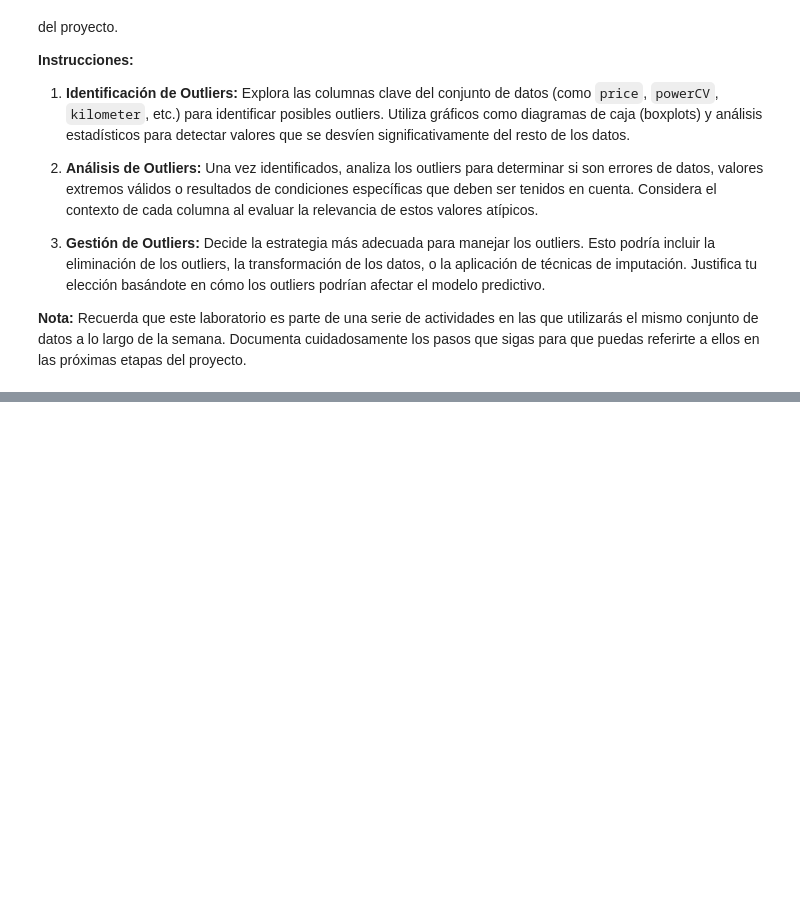
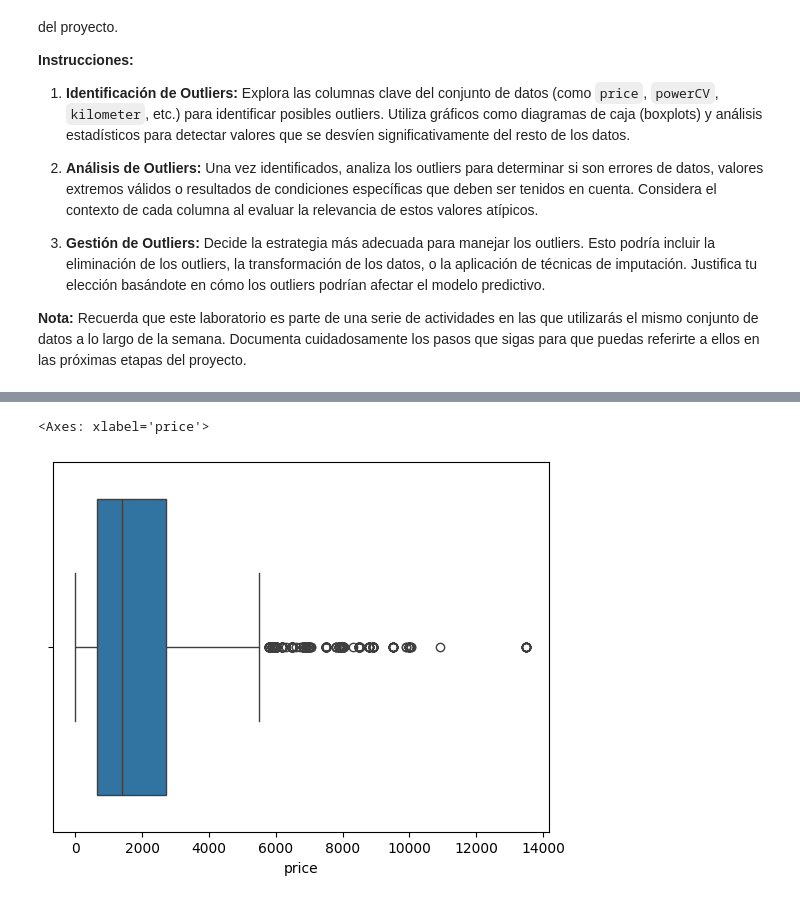
Before and after one commit to ngcarvajall/Lab_EDA_Gestion_Nulos, a Jupyter notebook: laboratorio-modulo7-leccion03-gestion-outiers.ipynb, the cells around one changed output, grey strips where cells are left out. Cells and saved outputs as stored; diff of their text form; code cells hidden in the pictures; blank space fills up the shorter version.

```diff
--- a/laboratorio-modulo7-leccion03-gestion-outiers.ipynb
+++ b/laboratorio-modulo7-leccion03-gestion-outiers.ipynb
@@ -84,0 +320,2 @@ AttributeError: module 'src.funciones' has no attribute 'plot_outliers_univariad
+# %%
+filtered_df = df[(df[columnas_lof] == -1).all(axis=1)]
@@ -84,0 +383,2 @@ AttributeError: module 'src.funciones' has no attribute 'plot_outliers_univariad
+# %%
+df_result = df[~df.index.isin(filtered_df.index)]
@@ -84,0 +389,3 @@ AttributeError: module 'src.funciones' has no attribute 'plot_outliers_univariad
+# %%
+threshold = 0.6 * len(columnas_lof)
+df_outliers_60_percent = df_result[df_result[columnas_lof].eq(-1).sum(axis=1) >= threshold]
@@ -84,0 +430,5 @@ AttributeError: module 'src.funciones' has no attribute 'plot_outliers_univariad
+# %%
+sns.boxplot(x='price', data=df_outliers_60_percent)
+# %% [output]
+<Axes: xlabel='price'>
+[figure, added]
```
Also changed, not shown: parts of 46 cells of this notebook, 1 other file.
